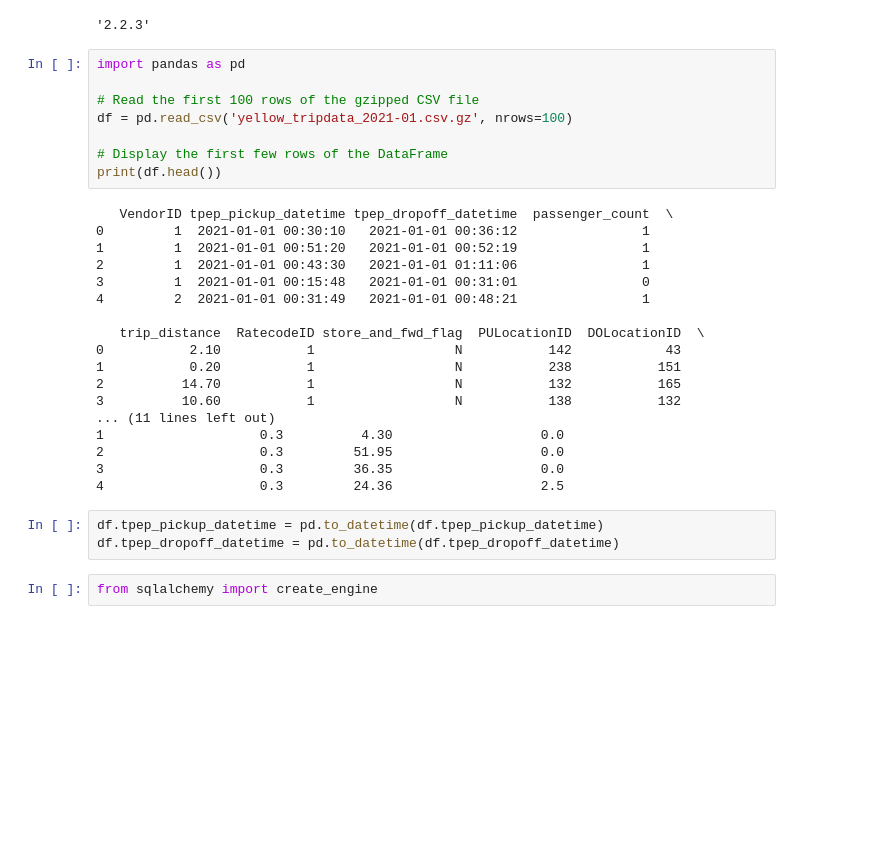
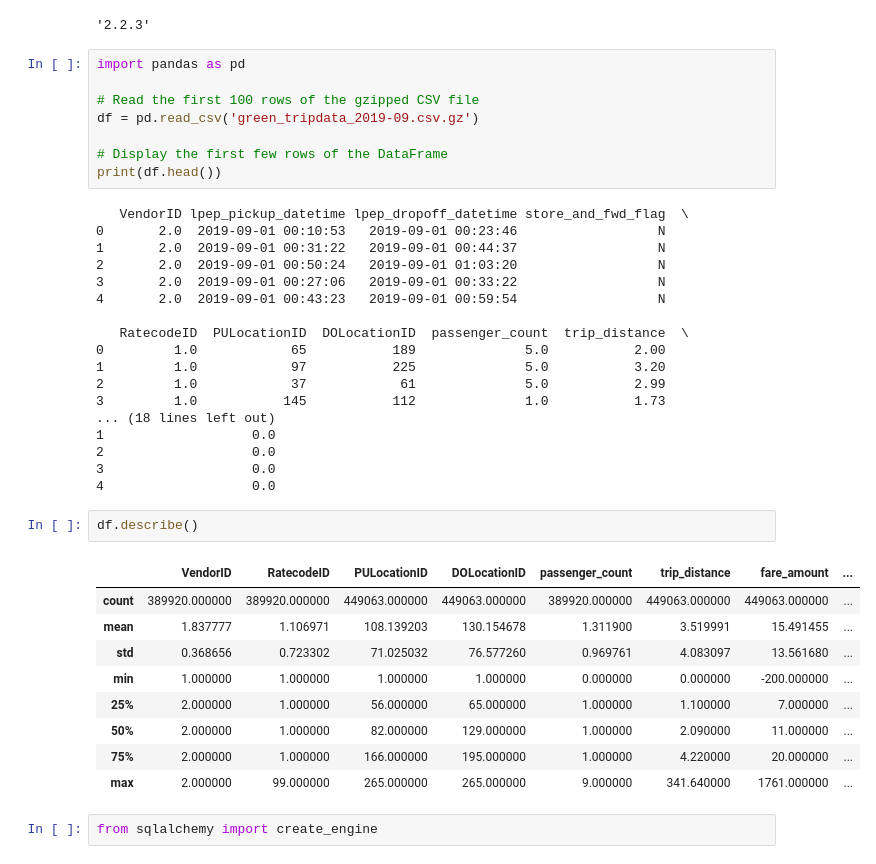
Before and after one commit to zexuchen93/DEzoomcamp2025, a Jupyter notebook: upload_data.ipynb, the cells around one changed output. Cells and saved outputs as stored; diff of their text form; blank space fills up the shorter version.

```diff
--- a/upload_data.ipynb
+++ b/upload_data.ipynb
@@ -8,31 +8,40 @@ pd.__version__
 import pandas as pd
 
 # Read the first 100 rows of the gzipped CSV file
-df = pd.read_csv('yellow_tripdata_2021-01.csv.gz', nrows=100)
+df = pd.read_csv('green_tripdata_2019-09.csv.gz')
 
 # Display the first few rows of the DataFrame
 print(df.head())
 # %% [output]
-   VendorID tpep_pickup_datetime tpep_dropoff_datetime  passenger_count  \
-0         1  2021-01-01 00:30:10   2021-01-01 00:36:12                1
-1         1  2021-01-01 00:51:20   2021-01-01 00:52:19                1
-2         1  2021-01-01 00:43:30   2021-01-01 01:11:06                1
-3         1  2021-01-01 00:15:48   2021-01-01 00:31:01                0
-4         2  2021-01-01 00:31:49   2021-01-01 00:48:21                1
+   VendorID lpep_pickup_datetime lpep_dropoff_datetime store_and_fwd_flag  \
+0       2.0  2019-09-01 00:10:53   2019-09-01 00:23:46                  N
+1       2.0  2019-09-01 00:31:22   2019-09-01 00:44:37                  N
+2       2.0  2019-09-01 00:50:24   2019-09-01 01:03:20                  N
+3       2.0  2019-09-01 00:27:06   2019-09-01 00:33:22                  N
+4       2.0  2019-09-01 00:43:23   2019-09-01 00:59:54                  N
 
-   trip_distance  RatecodeID store_and_fwd_flag  PULocationID  DOLocationID  \
-0           2.10           1                  N           142            43
-1           0.20           1                  N           238           151
-2          14.70           1                  N           132           165
-3          10.60           1                  N           138           132
-... (11 lines left out)
-1                    0.3          4.30                   0.0
-2                    0.3         51.95                   0.0
-3                    0.3         36.35                   0.0
-4                    0.3         24.36                   2.5
+   RatecodeID  PULocationID  DOLocationID  passenger_count  trip_distance  \
+0         1.0            65           189              5.0           2.00
+1         1.0            97           225              5.0           3.20
+2         1.0            37            61              5.0           2.99
+3         1.0           145           112              1.0           1.73
+... (18 lines left out)
+1                   0.0
+2                   0.0
+3                   0.0
+4                   0.0
-# %%
-df.tpep_pickup_datetime = pd.to_datetime(df.tpep_pickup_datetime)
-df.tpep_dropoff_datetime = pd.to_datetime(df.tpep_dropoff_datetime)
+# %%
+df.describe()
+# %% [output]
+|  | VendorID | RatecodeID | PULocationID | DOLocationID | passenger_count | trip_distance | fare_amount | ... |
+| count | 389920.000000 | 389920.000000 | 449063.000000 | 449063.000000 | 389920.000000 | 449063.000000 | 449063.000000 | ... |
+| mean | 1.837777 | 1.106971 | 108.139203 | 130.154678 | 1.311900 | 3.519991 | 15.491455 | ... |
+| std | 0.368656 | 0.723302 | 71.025032 | 76.577260 | 0.969761 | 4.083097 | 13.561680 | ... |
+| min | 1.000000 | 1.000000 | 1.000000 | 1.000000 | 0.000000 | 0.000000 | -200.000000 | ... |
+| 25% | 2.000000 | 1.000000 | 56.000000 | 65.000000 | 1.000000 | 1.100000 | 7.000000 | ... |
+| 50% | 2.000000 | 1.000000 | 82.000000 | 129.000000 | 1.000000 | 2.090000 | 11.000000 | ... |
+| 75% | 2.000000 | 1.000000 | 166.000000 | 195.000000 | 1.000000 | 4.220000 | 20.000000 | ... |
+| max | 2.000000 | 99.000000 | 265.000000 | 265.000000 | 9.000000 | 341.640000 | 1761.000000 | ... |
 # %%
 from sqlalchemy import create_engine
 # %%
```
Also changed, not shown: parts of 14 cells of this notebook, 4 other files.
